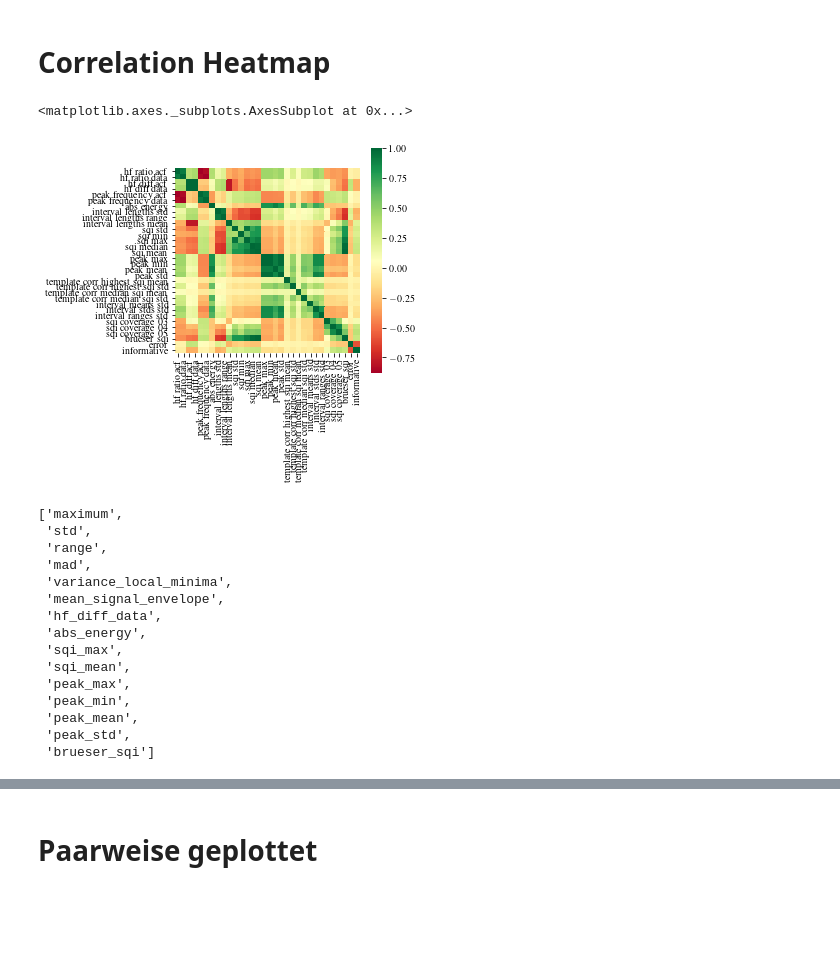
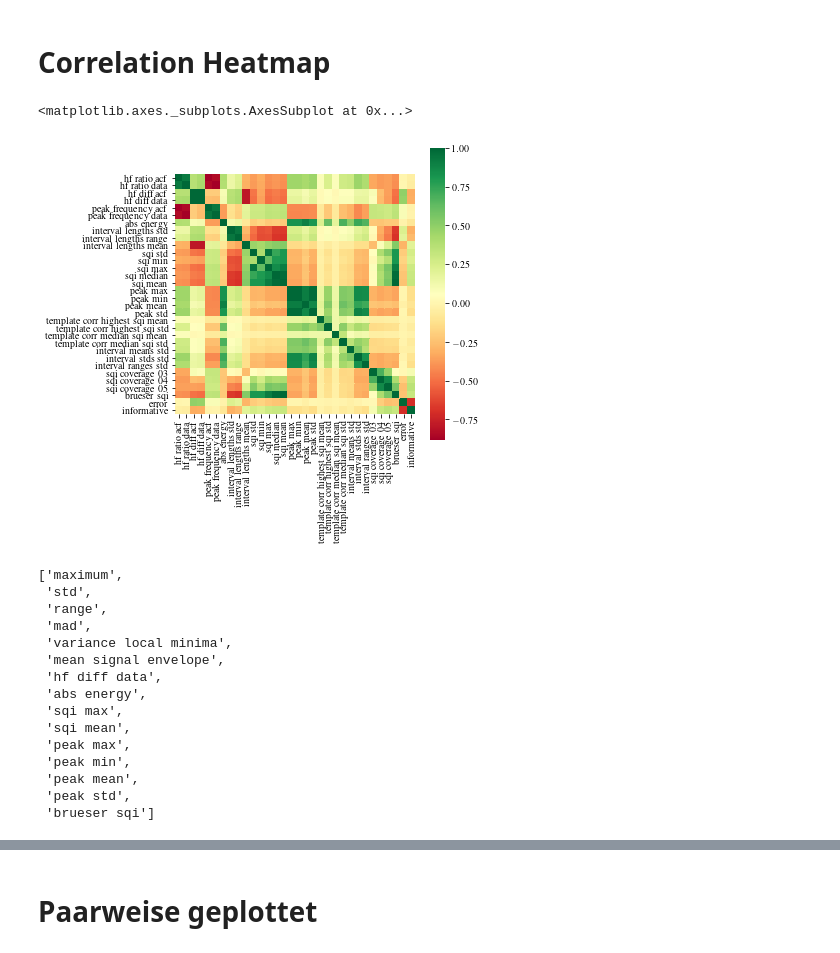
Before and after one commit to Zianor/Bachelorarbeit, a Jupyter notebook: Implementation/src/notebooks/own_features.ipynb, the cells around one changed output, grey strips where cells are left out. Cells and saved outputs as stored; diff of their text form; code cells hidden in the pictures; blank space fills up the shorter version.

```diff
--- a/Implementation/src/notebooks/own_features.ipynb
+++ b/Implementation/src/notebooks/own_features.ipynb
@@ -17,15 +18,25 @@ save=True
 # Load Data
 # %%
 df = pd.read_csv(utils.get_own_features_csv_path(segment_length=10, overlap_amount=0.9, hr_threshold=10, data_folder='data_patients'), index_col=False)
+features = df.drop(Segment.get_feature_name_array(), axis='columns')
+informative_inf = df[Segment.get_feature_name_array()]
+features_new = df.drop(SegmentStatistical.get_feature_name_array(), axis='columns')
 
-features = df.drop(Segment.get_feature_name_array(), axis='columns')
-features['brueser_sqi'] = df['brueser_sqi']
-# features = features.fillna(0)
-informative_inf = df[Segment.get_feature_name_array()]
+df.columns = [col.replace("_", " ") for col in df.columns]
+features.columns = [col.replace("_", " ") for col in features.columns]
+informative_inf.columns = [col.replace("_", " ") for col in informative_inf.columns]
+features_new.columns = [col.replace("_", " ") for col in features_new.columns]
+
 target = df['informative']
-patient_id = df['patient_id']
-features_new = df.drop(SegmentStatistical.get_feature_name_array(), axis='columns')
-features_new['brueser_sqi'] = df['brueser_sqi']
+patient_id = df['patient id']
+
 df_new = features_new.copy()
 df_new['error'] = df['error']
 df_new['informative'] = df['informative']
+
+from ml_statistical_features import get_patient_split
+x_train, x_test, y_train, y_test, groups_train, groups_test = get_patient_split(features, target, patient_id, test_size=0.33)
+x_train = x_train.dropna()
+x_test = x_test.dropna()
+y_train = y_train.loc[x_train.index]
+y_test = y_test.loc[x_test.index]
@@ -36,13 +44,12 @@ x_train, x_test, y_train, y_test, groups_train, groups_test = get_patient_split(
 # Correlation Heatmap
 # %%
 width, _ = utils.get_plt_normal_size()
-plt.figure(figsize=(width, width))
+plt.figure(figsize=(width*1.3, width*1.3))
 
-df_new.columns = df_new.columns.str.replace("_", " ")
 sns.heatmap(df_new.loc[x_train.index].corr(), square=True, cmap ="RdYlGn", xticklabels=True, yticklabels=True)
 # %% [output]
 <matplotlib.axes._subplots.AxesSubplot at 0x...>
-[figure, old version]
+[figure, new version]
 # %%
 corr_colls = eda_utils.get_correlated_columns(features, 0.95)
 corr_colls
@@ -51,14 +58,14 @@ corr_colls
  'std',
  'range',
  'mad',
- 'variance_local_minima',
- 'mean_signal_envelope',
- 'hf_diff_data',
- 'abs_energy',
- 'sqi_max',
- 'sqi_mean',
- 'peak_max',
- 'peak_min',
- 'peak_mean',
- 'peak_std',
- 'brueser_sqi']
+ 'variance local minima',
+ 'mean signal envelope',
+ 'hf diff data',
+ 'abs energy',
+ 'sqi max',
+ 'sqi mean',
+ 'peak max',
+ 'peak min',
+ 'peak mean',
+ 'peak std',
+ 'brueser sqi']
```
Also changed, not shown: parts of 23 cells of this notebook, 2 other files.
